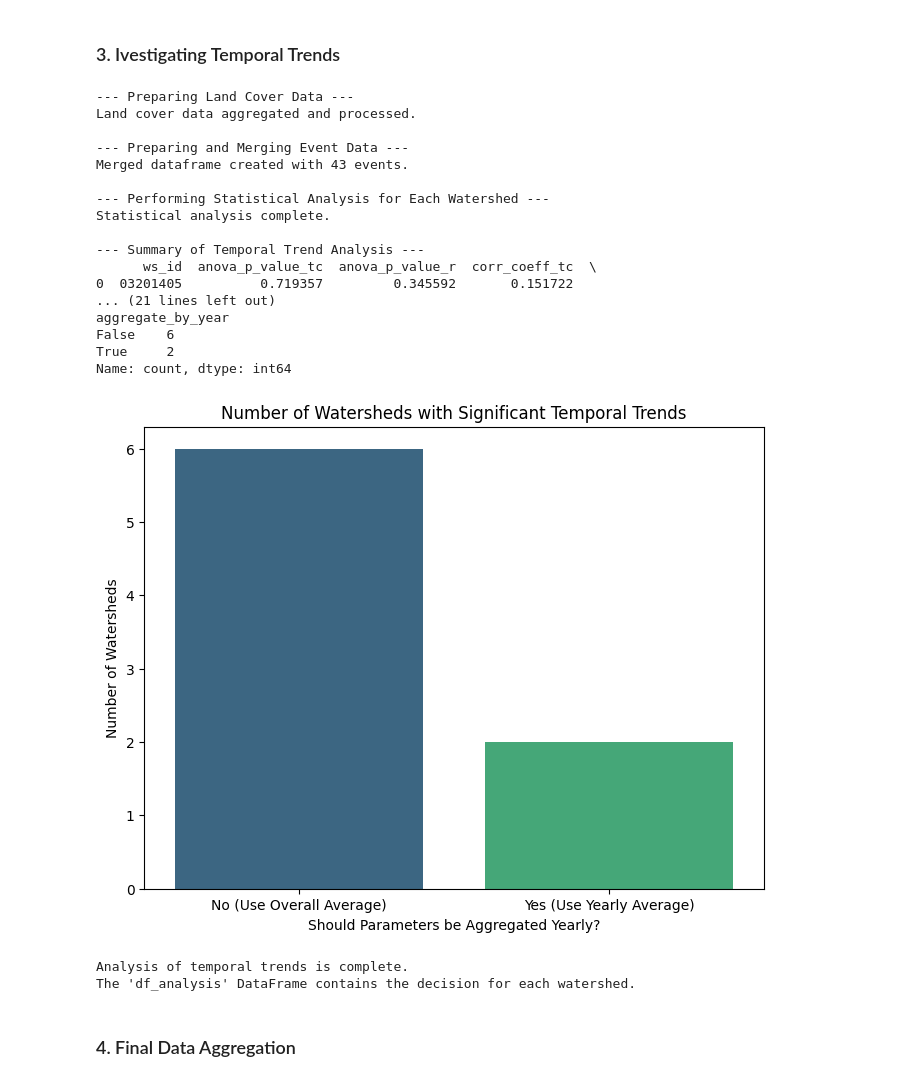
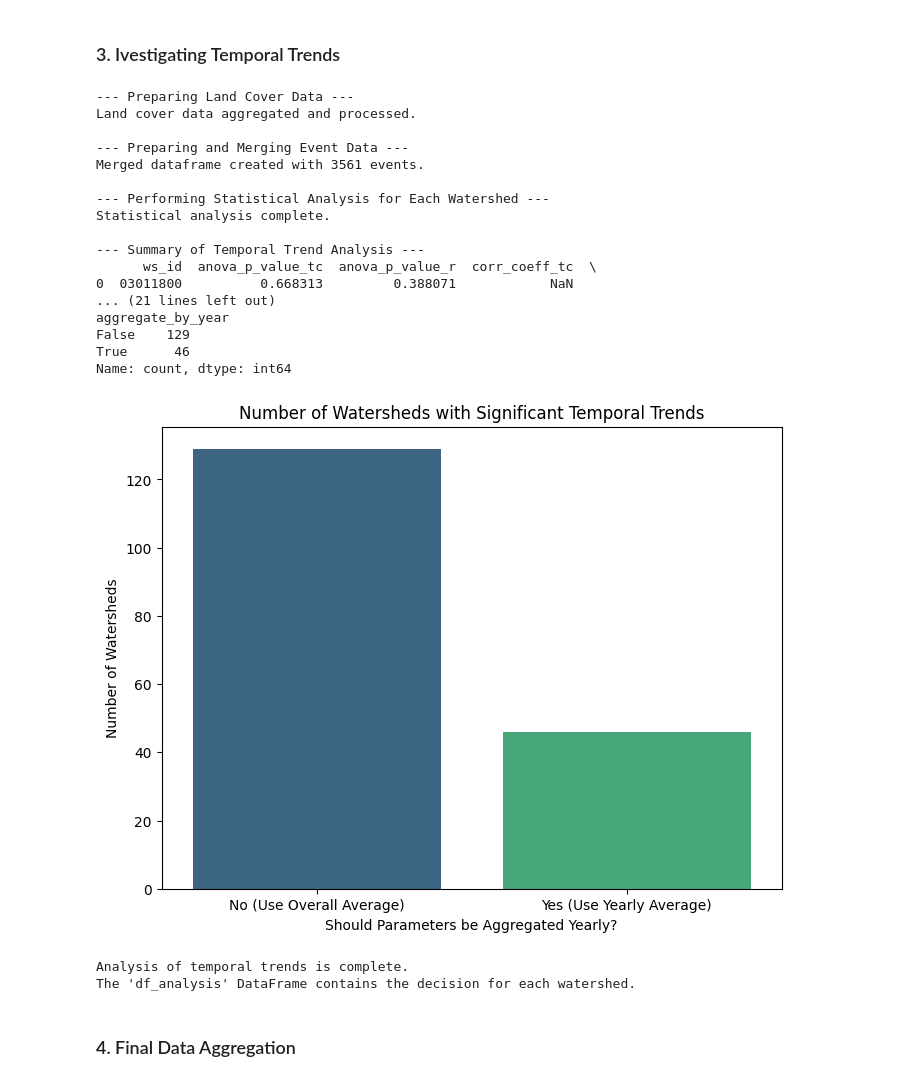
Before and after one commit to vpalvesalan/ML-ModClark-IUH-Model, a Jupyter notebook: notebooks/hydrological_model/14_explorartory_analysis.ipynb, the cells around one changed output. Saved outputs shown, nothing was run; the diff lists cells and outputs as text; code cells hidden in the pictures.

```diff
--- a/notebooks/hydrological_model/14_explorartory_analysis.ipynb
+++ b/notebooks/hydrological_model/14_explorartory_analysis.ipynb
@@ -42,7 +42,7 @@ PROJECT_ROOT = Path.cwd().parent.parent
 # Load files
 import pandas as pd
 
-events_path = PROJECT_ROOT / "data/gold/tabular/optmized_params/optmized_1000_tz_dataset.csv"
+events_path = PROJECT_ROOT / "data/gold/tabular/optmized_params/optmized_whole_tz_dataset.csv"
 storm_characteristics_path = PROJECT_ROOT / "data/gold/tabular/detected_storm_events_tz_offset_filtered.parquet"
 land_cover_use_path = PROJECT_ROOT / "data/gold/tabular/land_cover_percentages.csv"
 
@@ -382,31 +636,20 @@ print("--- Preparing Land Cover Data ---")
 
 # Define the aggregation mapping
 lc_aggregation_map = {
-    'Developed': [21, 22, 23, 24],
-    'Forest': [41, 42, 43],
-    'Agriculture': [81, 82],
-    'Grass/Scrub': [52, 71],
-    'Wetlands': [90, 95],
-    'Water': [11],
-    'Barren': [31]
+    'pct_developed': [21, 22, 23, 24],
+    'pct_forest': [41, 42, 43],
+    'pct_agriculture': [81, 82],
+    'pct_grass_scrub': [52, 71],
+    'pct_wetlands': [90, 95],
+    'pct_water': [11],
+    'pct_barren': [31]
 }
 
 # Aggregate the land cover codes
+# The columns output will be the percentage of each category
 for category, codes in lc_aggregation_map.items():
     lc_cols = [f'lc_code_{code}' for code in codes]
     df_land_cover[category] = df_land_cover[lc_cols].sum(axis=1)
-
-# Calculate total area for percentage calculation (excluding No Data/Unknown)
-all_lc_cols = [f'lc_code_{code}' for code_list in lc_aggregation_map.values() for code in code_list]
-df_land_cover['total_area'] = df_land_cover[all_lc_cols].sum(axis=1)
-
-# Calculate percentage for the most impactful category: Developed
-# Avoid division by zero if total_area is 0
-df_land_cover['pct_developed'] = np.where(
-    df_land_cover['total_area'] > 0,
-    df_land_cover['Developed'] / df_land_cover['total_area'] * 100,
-    0
-)
 
 # Create a clean, yearly land cover dataframe
 df_lc_yearly = df_land_cover[['ws_id', 'year', 'pct_developed']].copy()
@@ -498,38 +741,38 @@ print("\n")
 summary_counts = df_analysis['aggregate_by_year'].value_counts()
 print("Decision on how to aggregate parameters:")
 print(summary_counts)
 
 # --- Visualization ---
 plt.figure(figsize=(8, 6))
 sns.countplot(x='aggregate_by_year', data=df_analysis, palette='viridis')
 plt.title('Number of Watersheds with Significant Temporal Trends')
 plt.xlabel('Should Parameters be Aggregated Yearly?')
 plt.ylabel('Number of Watersheds')
 plt.xticks([False, True], ['No (Use Overall Average)', 'Yes (Use Yearly Average)'])
 plt.show()
 
 # The final outputs are df_analysis and df_merged, which will be used in the next step.
 print("\nAnalysis of temporal trends is complete.")
 print("The 'df_analysis' DataFrame contains the decision for each watershed.")
 # %% [output]
 --- Preparing Land Cover Data ---
 Land cover data aggregated and processed.
 
 --- Preparing and Merging Event Data ---
-Merged dataframe created with 43 events.
+Merged dataframe created with 3561 events.
 
 --- Performing Statistical Analysis for Each Watershed ---
 Statistical analysis complete.
 
 --- Summary of Temporal Trend Analysis ---
       ws_id  anova_p_value_tc  anova_p_value_r  corr_coeff_tc  \
-0  03201405          0.719357         0.345592       0.151722
+0  03011800          0.668313         0.388071            NaN
 ... (21 lines left out)
 aggregate_by_year
-False    6
-True     2
+False    129
+True      46
 Name: count, dtype: int64
-[figure, old version]
+[figure, new version]
 Analysis of temporal trends is complete.
 The 'df_analysis' DataFrame contains the decision for each watershed.
 # %% [markdown]
```
Also changed, not shown: parts of 11 cells of this notebook, 1 other file.
